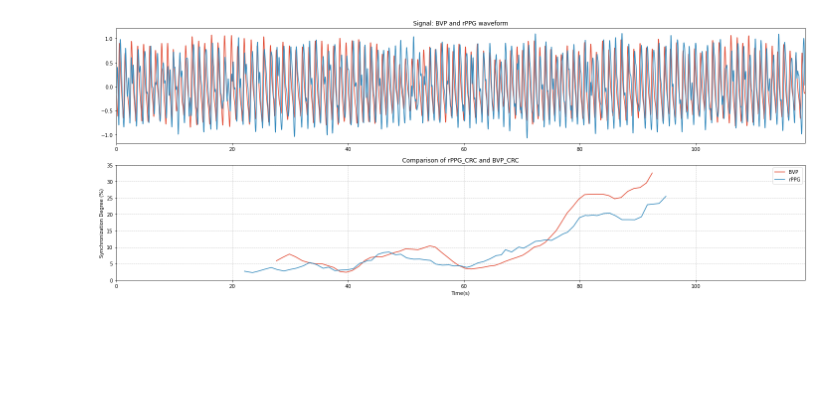
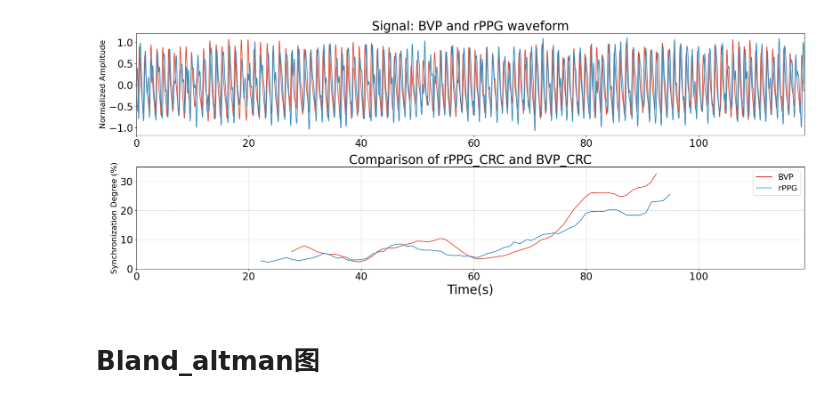
Before and after one commit to McJackTang/CRC, a Jupyter notebook: data/draw_update.ipynb, the cells around one changed output. Drawn from its saved outputs; the diff is of its cells as text; code cells hidden in the pictures; blank space fills up the shorter version.

```diff
--- a/data/draw_update.ipynb
+++ b/data/draw_update.ipynb
@@ -372,17 +372,17 @@ fig, axes = plt.subplots(2, 4, figsize=(20, 10))  # Increased figure height for
 
 # 添加两行图的标题
 fig.text(0.5, 0.93, 'Cardiorespiratory Coupling Synchronization Metrics',
-         ha='center', fontsize=18)
+         ha='center', fontsize=25)
 fig.text(0.5, 0.46, 'Blood Volume Pulse Driven Respiratory Response',  # Moved title position down
-         ha='center', fontsize=18)
+         ha='center', fontsize=25)
 
 # 第一行：Min, Max, NumSync
 for i, (name, data) in enumerate(metrics_upper.items()):
     ax = axes[0, i]
     ax.boxplot(data, labels=['Stationary', 'Exercise Recovery'])
-    ax.set_title(name, fontsize=16)
-    ax.set_ylabel('Value', fontsize=16)
-    ax.tick_params(axis='both', labelsize=16)
+    ax.set_title(name, fontsize=20)
+    ax.set_ylabel('Value', fontsize=17)
+    ax.tick_params(axis='both', labelsize=17)
     ax.grid(True)
 
     y_max = max(np.max(data[0]), np.max(data[1]))
@@ -392,14 +392,14 @@ for i, (name, data) in enumerate(metrics_upper.items()):
     ax.plot([1, 2], [height, height], color='black')
     ax.text(1.5, height,
             f"{p_to_asterisks(p_values_upper[name])}",
-            ha='center', va='bottom', fontsize=16)
+            ha='center', va='bottom', fontsize=25)
 
 for i, (name, data) in enumerate(metrics_lower.items()):
     ax = axes[1, i]
     ax.boxplot(data, labels=['Stationary', 'Exercise Recovery'])
-    ax.set_title(name, fontsize=16)
-    ax.set_ylabel('Value', fontsize=16)
-    ax.tick_params(axis='both', labelsize=16)
+    ax.set_title(name, fontsize=20)
+    ax.set_ylabel('Value', fontsize=17)
+    ax.tick_params(axis='both', labelsize=17)
     ax.grid(True)
 
     y_max = max(np.max(data[0]), np.max(data[1]))
@@ -409,7 +409,7 @@ for i, (name, data) in enumerate(metrics_lower.items()):
     ax.plot([1, 2], [height, height], color='black')
     ax.text(1.5, height,
             f"{p_to_asterisks(p_values_lower[name])}",
-            ha='center', va='bottom', fontsize=16)
+            ha='center', va='bottom', fontsize=25)
 
 plt.tight_layout(rect=[0, 0, 1, 0.92])  # Adjusted rect to leave more space for titles
 plt.subplots_adjust(hspace=0.4)  # Added vertical space between rows
@@ -759,45 +790,49 @@ rppg_rr_gamma_all=r"bvp_rr_v01_gamma_all.npy"
 bvp_rr_gamma_all=r"hr_rr_v01_gamma_all.npy"
 bvp_time=r"hr_rr_v01_time_gamma.npy"
 rppg_time=r"bvp_rr_v01_time_gamma.npy"
-rppg_wave= r"060201_v01_bvp.npy"
-bvp_wave = r"060201_v01_hr_0.npy"
+rppg_wave= r"C:\Users\康萌\Desktop\PILab_Internship\predict_bvp\060201_v01_bvp.npy"
+bvp_wave = r"C:\Users\康萌\Desktop\SUMS_SizeW72\060201_v01_hr_0.npy"
 rppg_wave=np.load(rppg_wave)
 bvp_wave = np.load(bvp_wave)
 rppg_wave = normalize(rppg_wave)
 bvp_wave = normalize(bvp_wave)
 rppg_wave= bandpass_filter(rppg_wave, lowcut=0.5, highcut=3, fs=60, order=3)
 bvp_wave = bandpass_filter(bvp_wave, lowcut=0.5, highcut=3, fs=60, order=3)
 
 rppg_data = np.load(rppg_rr_gamma_all)
 bvp_data = np.load(bvp_rr_gamma_all)
 bvp_time = np.load(bvp_time)
 rppg_time = np.load(rppg_time)
 time=np.arange(len(rppg_wave))/60
 fig, axes = plt.subplots(2, 1, figsize=(20, 8))
 
 # BVP 和 rPPG 信号
 axes[0].plot(time, bvp_wave, color=colors['red'], label='BVP')
 axes[0].plot(time, rppg_wave, color=colors['blue'], label='rPPG')
-
-axes[0].set_title("Signal: BVP and rPPG waveform")
+axes[0].tick_params(axis='both', labelsize=20)
+axes[0].set_title("Signal: BVP and rPPG waveform", fontsize=25)
+axes[0].set_ylabel("Normalized Amplitude", fontsize=16)
 # axes[0].legend()
 axes[0].set_xlim([time[0], time[-1]])
 
 # BVP_CRC 和 rPPG_CRC
 axes[1].plot(bvp_time, bvp_data * 100, color=colors['red'], label='BVP')
 axes[1].plot(rppg_time, rppg_data * 100, color=colors['blue'], label='rPPG')
 
-axes[1].set_xlabel('Time(s)')
-axes[1].set_ylabel('Synchronization Degree (%)')
+axes[1].set_xlabel('Time(s)', fontsize=25)
+axes[1].set_ylabel('Synchronization Degree (%)', fontsize=16)
 axes[1].set_ylim(0, 35)
 # axes[1].set_xlim(0, 120)
-axes[1].set_title('Comparison of rPPG_CRC and BVP_CRC')
-axes[1].legend()
+axes[1].set_title('Comparison of rPPG_CRC and BVP_CRC', fontsize=25)
+axes[1].tick_params(axis='both', labelsize=20)
+axes[1].legend(fontsize=16)
 axes[1].grid(True, linestyle='--', alpha=0.7)
 axes[1].set_xlim([time[0], time[-1]])
 
 plt.tight_layout()
 plt.savefig("bvp_rppg.pdf", dpi=300, bbox_inches='tight')
 plt.show()
 # %% [output]
-[figure, old version]
+[figure, new version]
+# %% [markdown]
+# Bland_altman图
```
Also changed, not shown: parts of 5 cells of this notebook, 2 other files.
